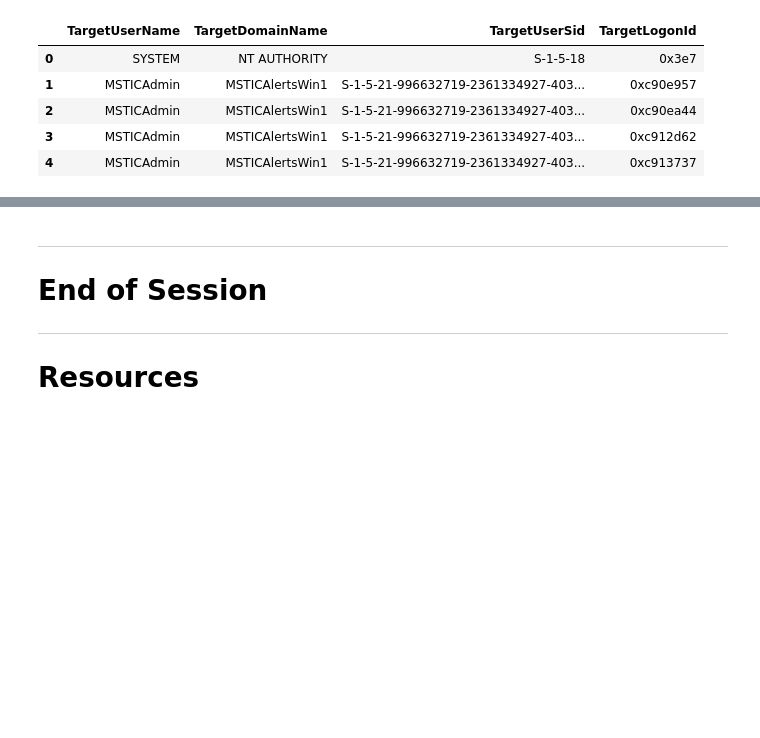
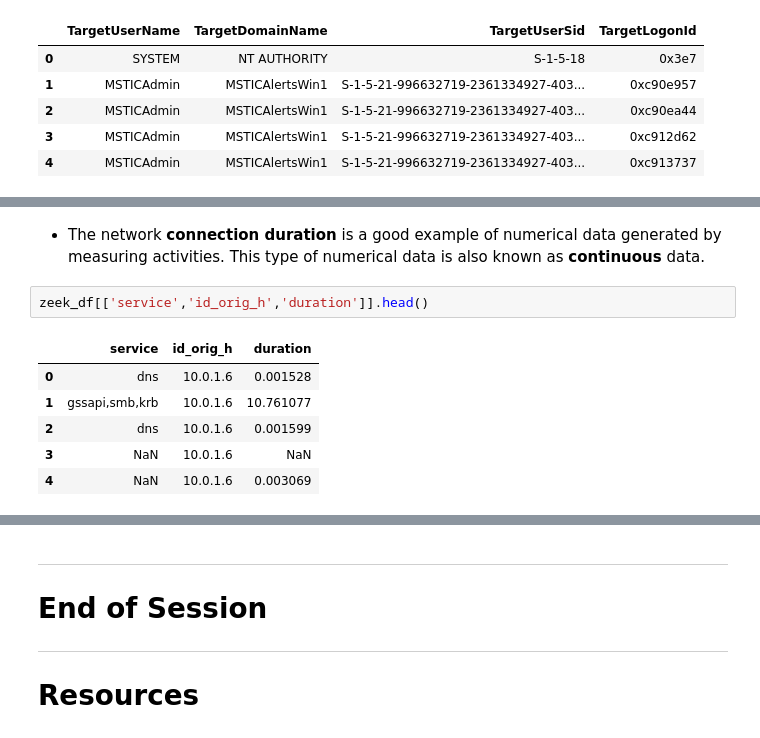
Before and after one commit to OTRF/infosec-jupyterthon, a Jupyter notebook: workshops/2021/day1/day1-3-Data-Analysis-with-Pandas Intro.ipynb, the cells around one changed output, grey strips where cells are left out. Saved outputs shown, nothing was run; the diff lists cells and outputs as text; blank space fills up the shorter version.

```diff
--- a/workshops/2021/day1/day1-3-Data-Analysis-with-Pandas Intro.ipynb
+++ b/workshops/2021/day1/day1-3-Data-Analysis-with-Pandas Intro.ipynb
@@ -1332,0 +1378,11 @@ pd.concat([df_col_1, df_col_2], axis="columns")
+# %% [markdown]
+- The network **connection duration** is a good example of numerical data generated by measuring activities. This type of numerical data is also known as **continuous** data.
+# %%
+zeek_df[['service','id_orig_h','duration']].head()
+# %% [output]
+|  | service | id_orig_h | duration |
+| 0 | dns | 10.0.1.6 | 0.001528 |
+| 1 | gssapi,smb,krb | 10.0.1.6 | 10.761077 |
+| 2 | dns | 10.0.1.6 | 0.001599 |
+| 3 | NaN | 10.0.1.6 | NaN |
+| 4 | NaN | 10.0.1.6 | 0.003069 |
```
Also changed, not shown: parts of 16 cells of this notebook, 1 other file.
